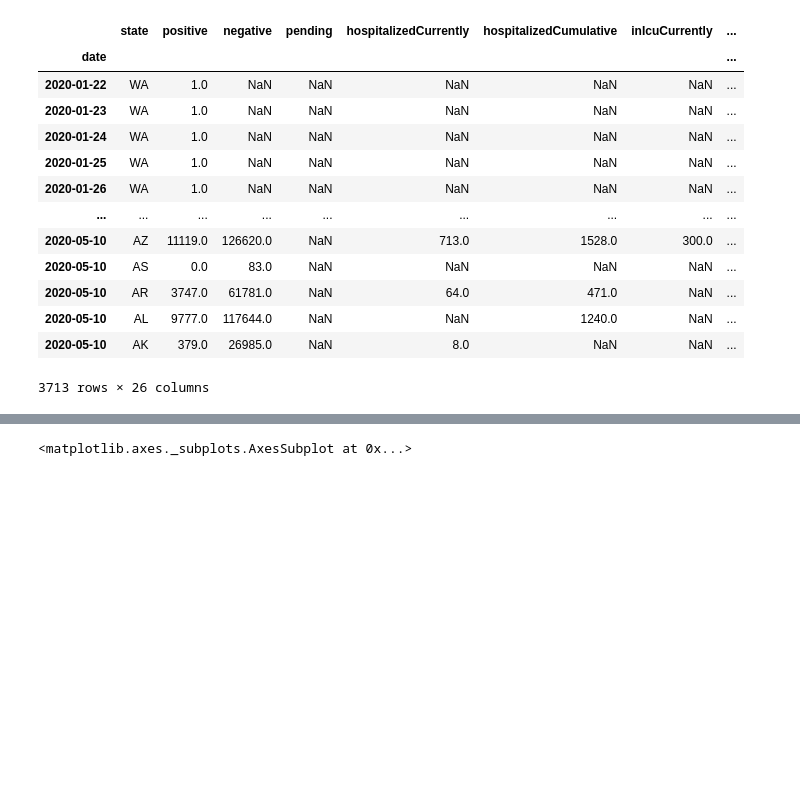
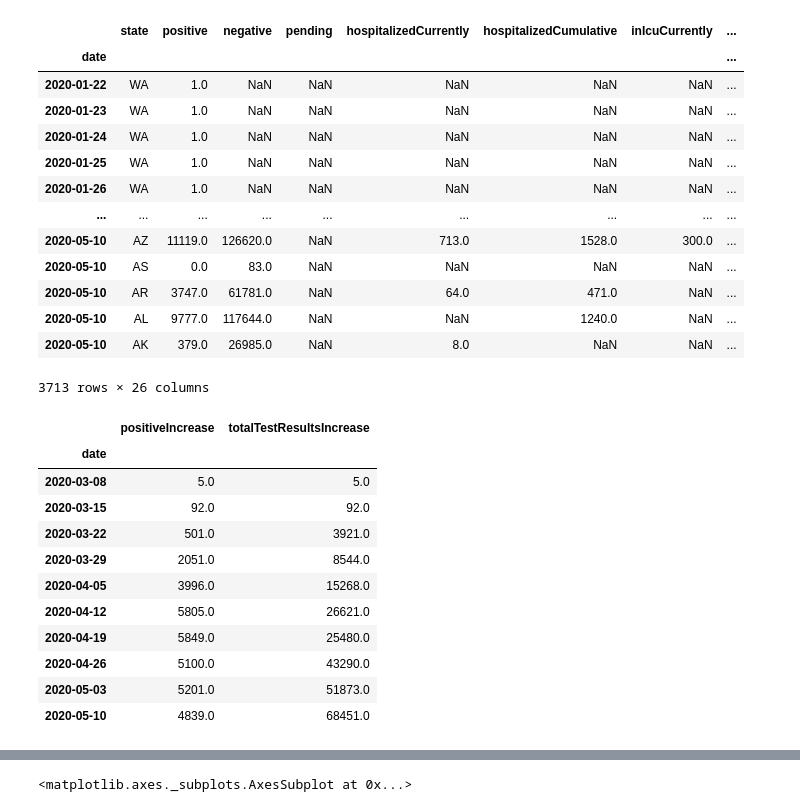
Before and after one commit to beala/covid_forecasts, a Jupyter notebook: Graphs.ipynb, the cells around one changed output, grey strips where cells are left out. Cells and saved outputs as stored; diff of their text form; code cells hidden in the pictures; blank space fills up the shorter version.

```diff
--- a/Graphs.ipynb
+++ b/Graphs.ipynb
@@ -48,3 +48,18 @@ states
 | 2020-05-10 | AL | 9777.0 | 117644.0 | NaN | NaN | 1240.0 | NaN | ... |
 | 2020-05-10 | AK | 379.0 | 26985.0 | NaN | 8.0 | NaN | NaN | ... |
 3713 rows × 26 columns
+# %%
+ga_tests.groupby(pd.Grouper(freq='W-SUN')).sum()
+# %% [output]
+|  | positiveIncrease | totalTestResultsIncrease |
+| date |  |  |
+| 2020-03-08 | 5.0 | 5.0 |
+| 2020-03-15 | 92.0 | 92.0 |
+| 2020-03-22 | 501.0 | 3921.0 |
+| 2020-03-29 | 2051.0 | 8544.0 |
+| 2020-04-05 | 3996.0 | 15268.0 |
+| 2020-04-12 | 5805.0 | 26621.0 |
+| 2020-04-19 | 5849.0 | 25480.0 |
+| 2020-04-26 | 5100.0 | 43290.0 |
+| 2020-05-03 | 5201.0 | 51873.0 |
+| 2020-05-10 | 4839.0 | 68451.0 |
```
Also changed, not shown: parts of 9 cells of this notebook, 1 other file.
